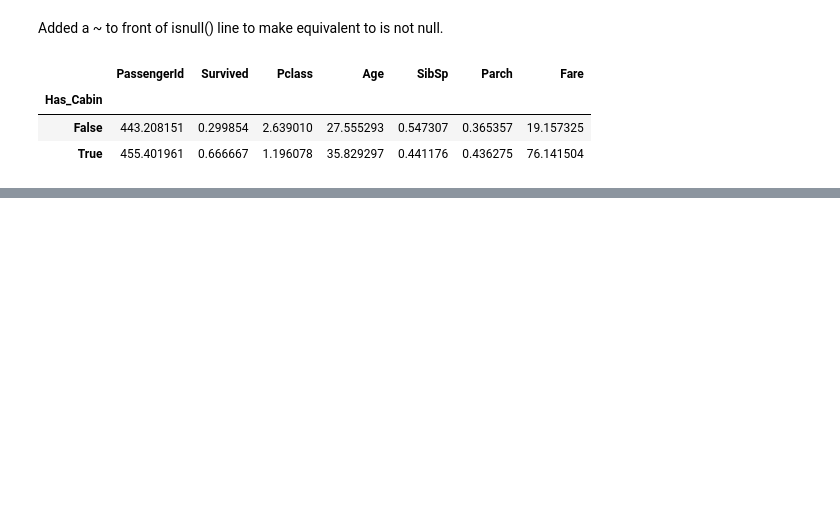
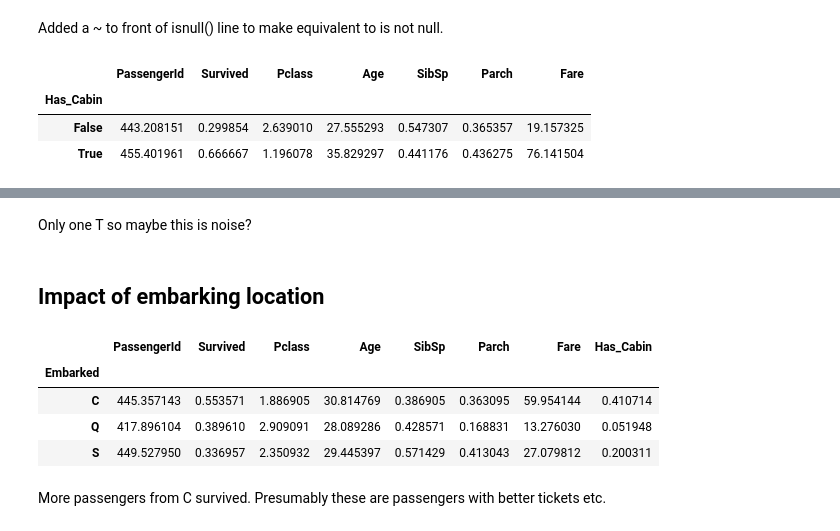
Before and after one commit to nehal1989/kaggle_titanic, a Jupyter notebook: titanic_analysis.ipynb, the cells around one changed output, grey strips where cells are left out. Drawn from its saved outputs; the diff is of its cells as text; code cells hidden in the pictures; blank space fills up the shorter version.

```diff
--- a/titanic_analysis.ipynb
+++ b/titanic_analysis.ipynb
@@ -169,0 +214,14 @@ If a passenger had a cabin then they had a 66% chance of surviving the titanic.
+# %% [markdown]
+Only one T so maybe this is noise?
+# %% [markdown]
+## Impact of embarking location
+# %%
+temp_df.groupby(['Embarked']).mean()
+# %% [output]
+|  | PassengerId | Survived | Pclass | Age | SibSp | Parch | Fare | Has_Cabin |
+| Embarked |  |  |  |  |  |  |  |  |
+| C | 445.357143 | 0.553571 | 1.886905 | 30.814769 | 0.386905 | 0.363095 | 59.954144 | 0.410714 |
+| Q | 417.896104 | 0.389610 | 2.909091 | 28.089286 | 0.428571 | 0.168831 | 13.276030 | 0.051948 |
+| S | 449.527950 | 0.336957 | 2.350932 | 29.445397 | 0.571429 | 0.413043 | 27.079812 | 0.200311 |
+# %% [markdown]
+More passengers from C survived. Presumably these are passengers with better tickets etc.
```
Also changed, not shown: parts of 6 cells of this notebook.
